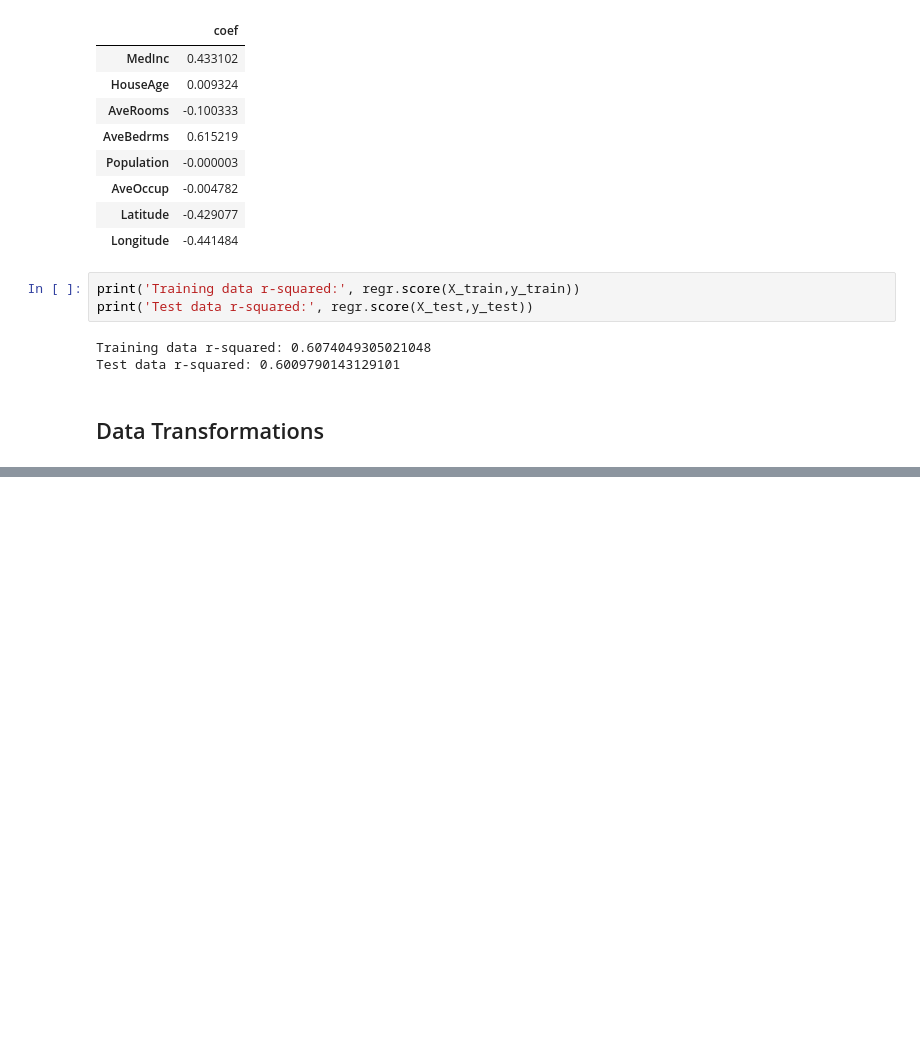
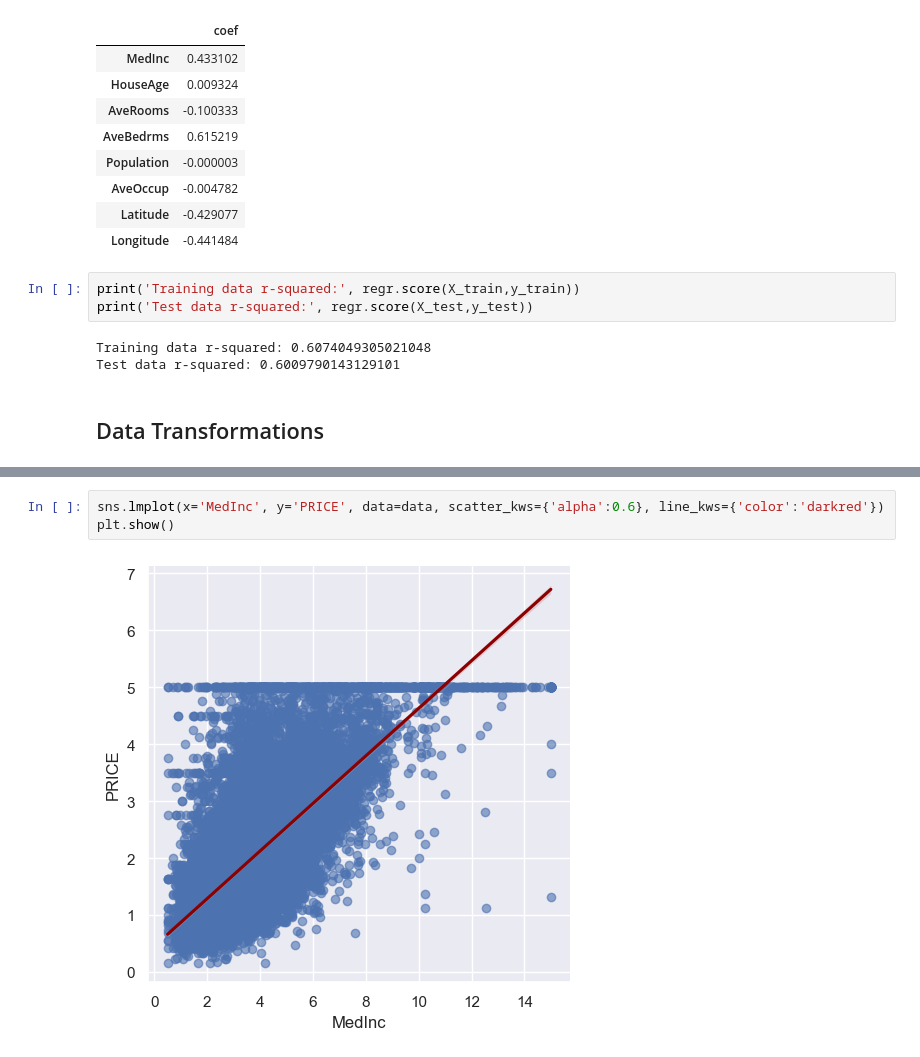
Before and after one commit to alextianyf/MachineLearning_ProblemSets, a Jupyter notebook: 3. Predict House Prices with Multivariable Linear Regression/3.2 Mutilvariable Regression.ipynb, the cells around one changed output, grey strips where cells are left out. Cells and saved outputs as stored; diff of their text form; blank space fills up the shorter version.

```diff
--- a/3. Predict House Prices with Multivariable Linear Regression/3.2 Mutilvariable Regression.ipynb
+++ b/3. Predict House Prices with Multivariable Linear Regression/3.2 Mutilvariable Regression.ipynb
@@ -548,0 +574,5 @@ NameError: name 'data' is not defined
+# %%
+sns.lmplot(x='MedInc', y='PRICE', data=data, scatter_kws={'alpha':0.6}, line_kws={'color':'darkred'})
+plt.show()
+# %% [output]
+[figure, added]
```
Also changed, not shown: parts of 11 cells of this notebook.
